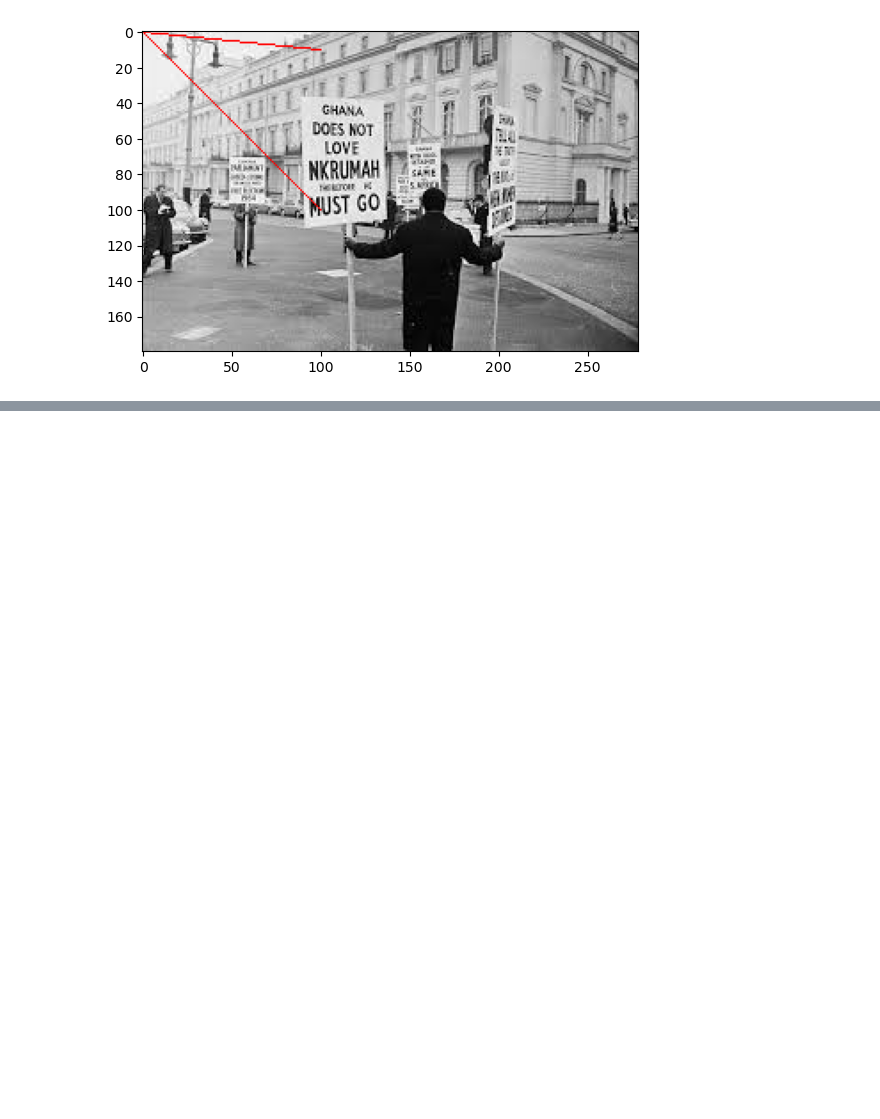
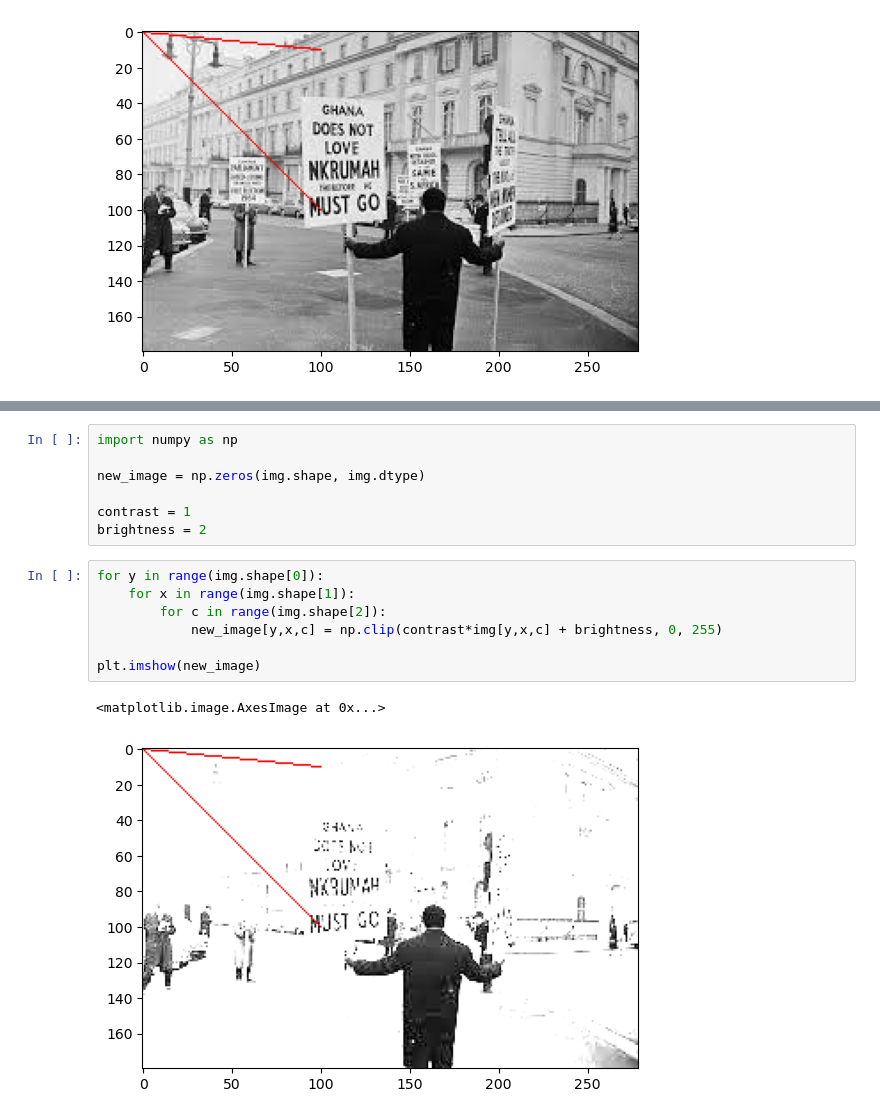
Before and after one commit to VisioMark/image_processing, a Jupyter notebook: main.ipynb, the cells around one changed output, grey strips where cells are left out. Saved outputs shown, nothing was run; the diff lists cells and outputs as text; blank space fills up the shorter version.

```diff
--- a/main.ipynb
+++ b/main.ipynb
@@ -61,0 +75,17 @@ plt.imshow(img)
+# %%
+import numpy as np
+
+new_image = np.zeros(img.shape, img.dtype)
+
+contrast = 1
+brightness = 2
+# %%
+for y in range(img.shape[0]):
+    for x in range(img.shape[1]):
+        for c in range(img.shape[2]):
+            new_image[y,x,c] = np.clip(contrast*img[y,x,c] + brightness, 0, 255)
+
+plt.imshow(new_image)
+# %% [output]
+<matplotlib.image.AxesImage at 0x...>
+[figure, added]
```
Also changed, not shown: parts of 2 cells of this notebook.
